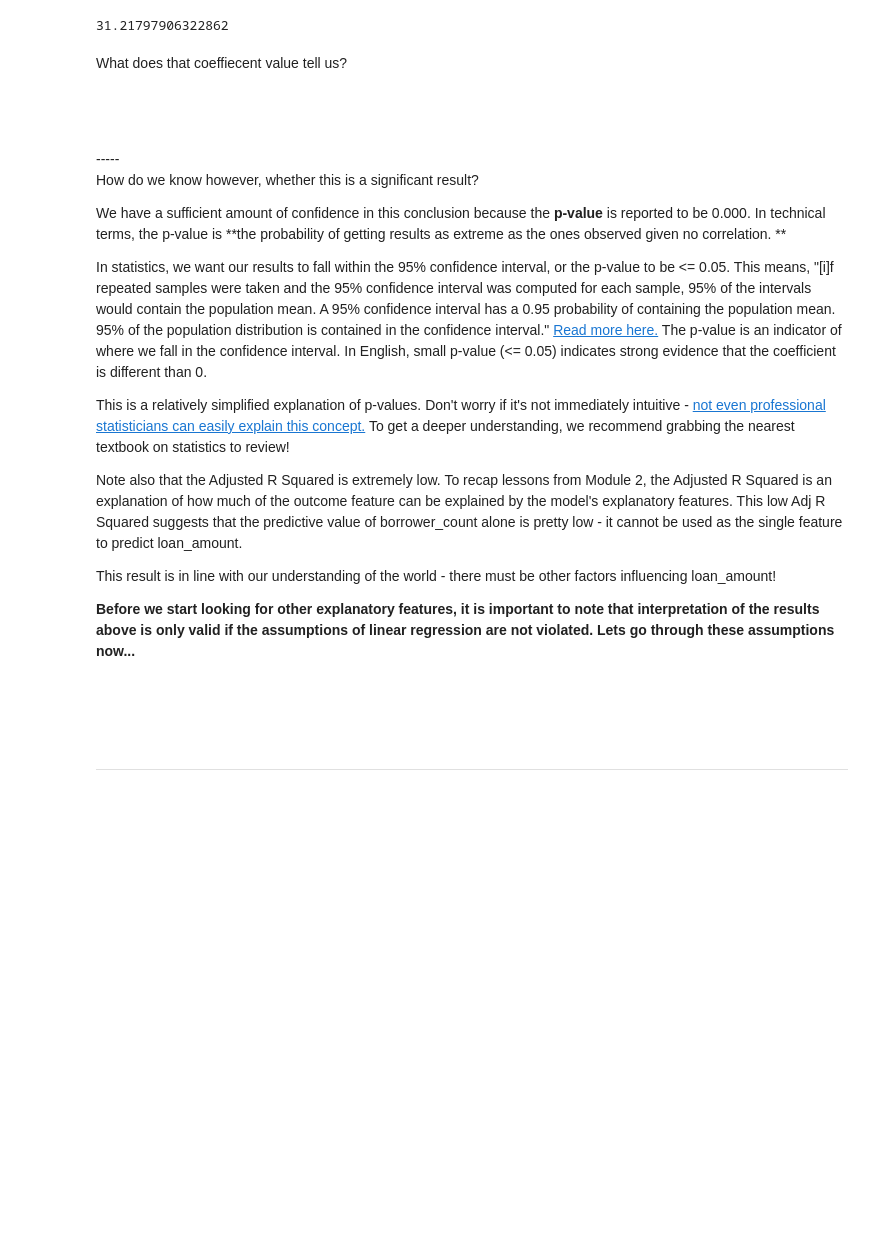
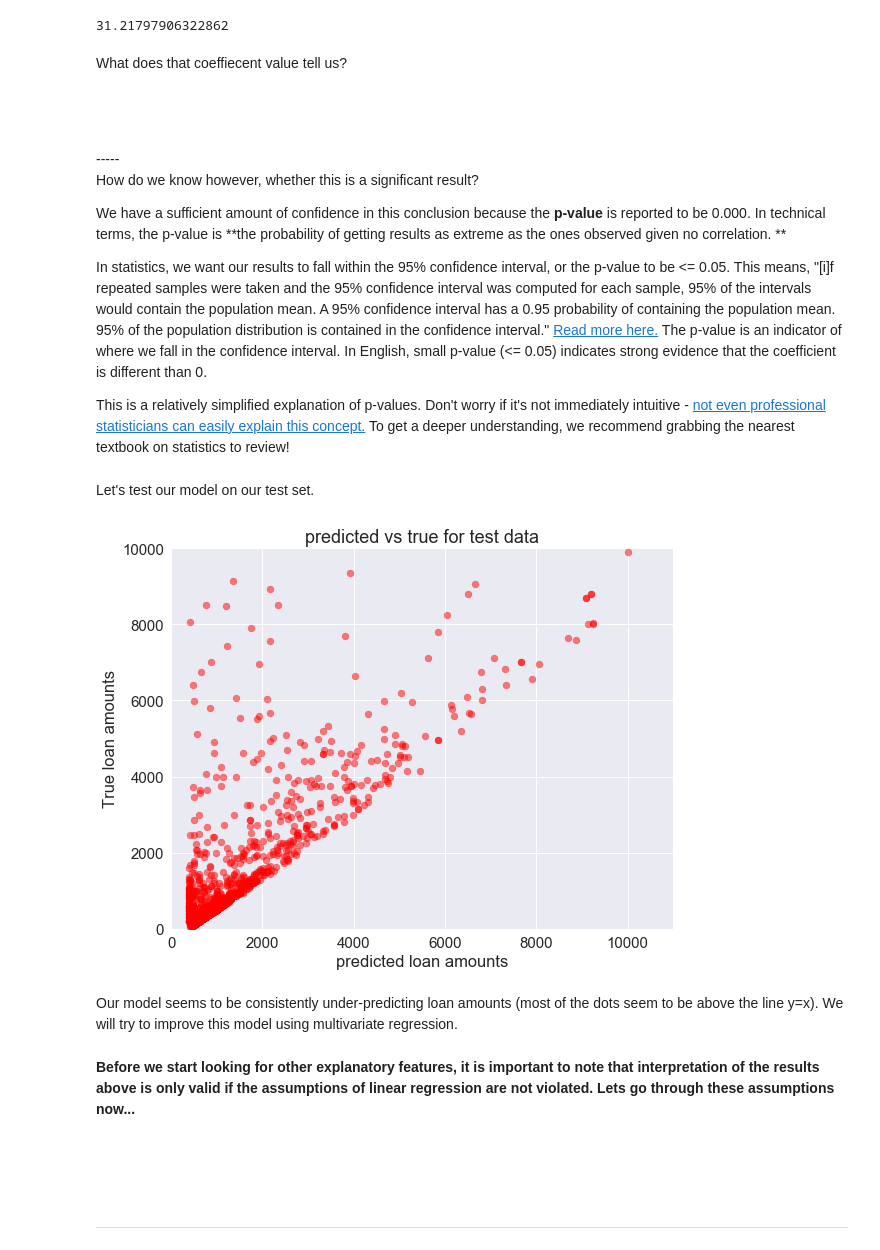
Before and after one commit to DeltaAnalytics/machine_learning_for_good, a Jupyter notebook: module_2_linear_regression/2_1_linear_regression-build_univariate_model.ipynb, the cells around one changed output. Cells and saved outputs as stored; diff of their text form; code cells hidden in the pictures; blank space fills up the shorter version.

Commit message:
updated module 2 labs

```diff
--- a/module_2_linear_regression/2_1_linear_regression-build_univariate_model.ipynb
+++ b/module_2_linear_regression/2_1_linear_regression-build_univariate_model.ipynb
@@ -106,7 +127,7 @@ x_columns = ['lender_count']
 X = df[x_columns]
 # Add an intercept term to the independent variables. This is needed in order to include the constant term from
 # linear regression equation.
-X['cnst'] = 1
+X['intercept'] = 1
 # Split our data into training and test data sets
 X_train, X_test, y_train, y_test = train_test_split(X, y, test_size=0.2, random_state=42)
 # %% [markdown]
@@ -115,8 +136,9 @@ In order to build our linear regressor, we will use [statsmodels](http://www.sta
 
 For an in-depth review on all the statistics and numbers given in the summary below, check out this [awesome page!](http://connor-johnson.com/2014/02/18/linear-regression-with-python/)
 # %%
-model = sm.OLS(endog=y_train, exog=X_train).fit()
-print(model.summary())
+model = sm.OLS(endog=y_train, exog=X_train)
+model_fit = model.fit()
+print(model_fit.summary())
 # %% [output]
                             OLS Regression Results
 ==============================================================================
@@ -177,12 +199,27 @@ We have a sufficient amount of confidence in this conclusion because the **p-val
 In statistics, we want our results to fall within the 95% confidence interval, or the p-value to be <= 0.05. This means, "[i]f repeated samples were taken and the 95% confidence interval was computed for each sample, 95% of the intervals would contain the population mean. A 95% confidence interval has a 0.95 probability of containing the population mean. 95% of the population distribution is contained in the confidence interval." [Read more here.](http://www.investopedia.com/terms/s/standard-error.asp) The p-value is an indicator of where we fall in the confidence interval. In English, small p-value (<= 0.05) indicates strong evidence that the coefficient is different than 0.
 
 This is a relatively simplified explanation of p-values. Don't worry if it's not immediately intuitive - [not even professional statisticians can easily explain this concept.](http://fivethirtyeight.com/features/not-even-scientists-can-easily-explain-p-values/) To get a deeper understanding, we recommend grabbing the nearest textbook on statistics to review!
-
-Note also that the Adjusted R Squared is extremely low. To recap lessons from Module 2, the Adjusted R Squared is an explanation of how much of the outcome feature can be explained by the model's explanatory features. This low Adj R Squared suggests that the predictive value of borrower_count alone is pretty low - it cannot be used as the single feature to predict loan_amount.
-
-This result is in line with our understanding of the world - there must be other factors influencing loan_amount!
-
-**Before we start looking for other explanatory features, it is important to note that interpretation of the results above is only valid if the assumptions of linear regression are not violated. Lets go through these assumptions now...**
+# %% [markdown]
+Let's test our model on our test set.
+# %%
+y_pred_test = model_fit.predict(X_test)
+# %%
+plt.figure(figsize=(9,7))
+plt.scatter(y_pred_test, y_test, alpha=0.5, c='r')
+plt.title('predicted vs true for test data')
+plt.xlabel('predicted loan amounts')
+plt.ylabel('True loan amounts')
+axes = plt.gca()
+axes.set_xlim([0,11000])
+axes.set_ylim([0,10000])
+plt.show();
+# %% [output]
+[figure, added]
+# %% [markdown]
+Our model seems to be consistently under-predicting loan amounts (most of the dots seem to be above the line y=x).  We will try to improve this model using multivariate regression.
+# %% [markdown]
+
+**Before we start looking for other explanatory features, it is important to note that interpretation of the results above is only valid if the assumptions of linear regression are not violated. Lets go through these assumptions now...**
 # %% [markdown]
 <br>
 <br>
```
Also changed, not shown: parts of 5 cells of this notebook, 1 other file.
